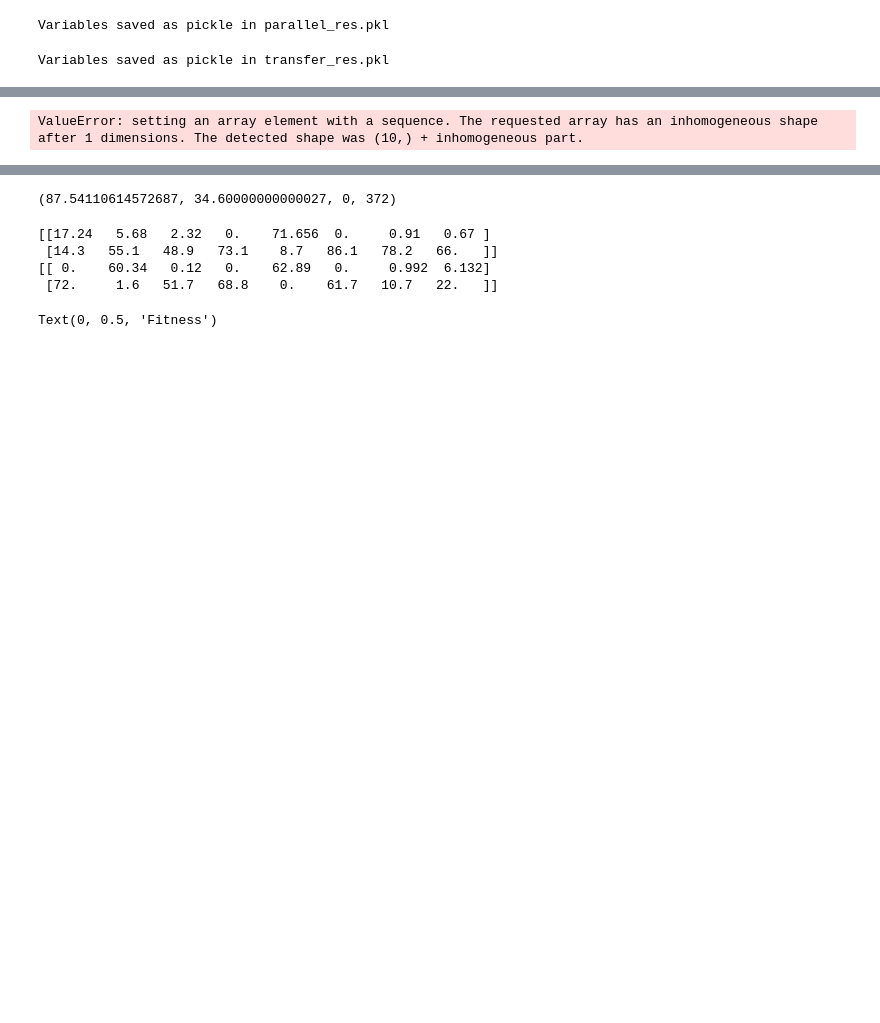
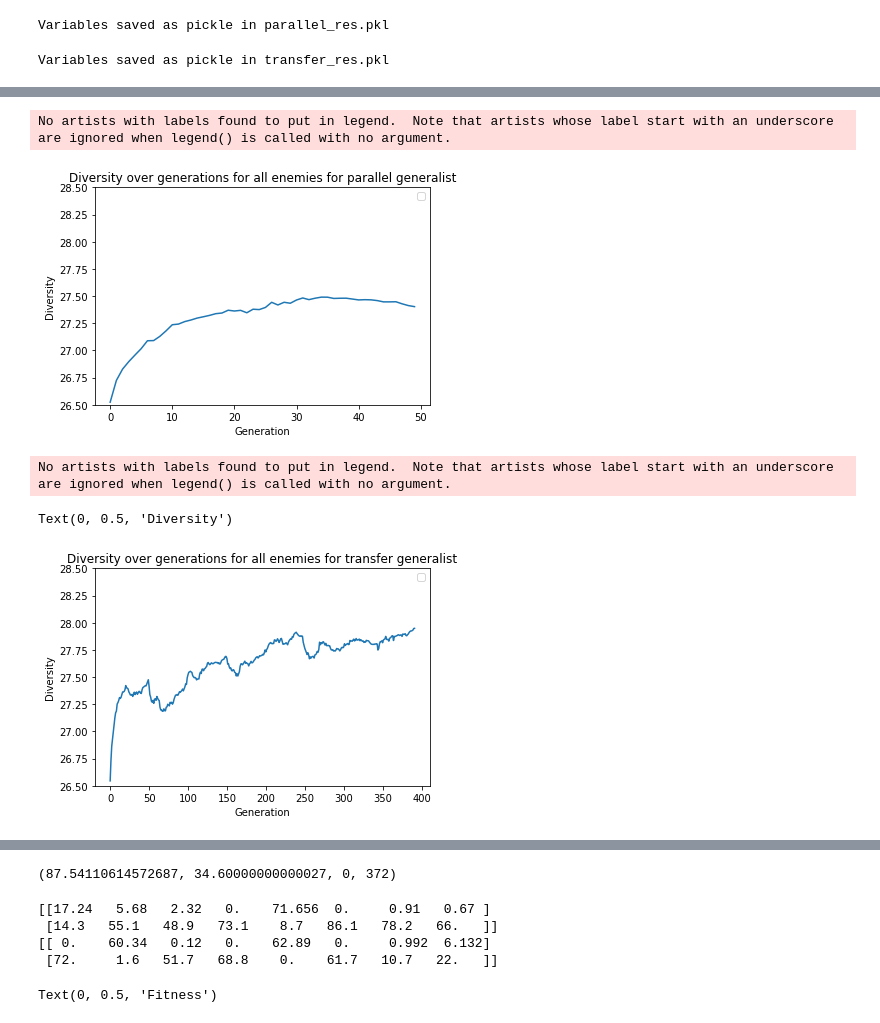
Before and after one commit to laurensjdv/evoman_framework, a Jupyter notebook: exp_generalist.ipynb, the cells around one changed output, grey strips where cells are left out. Drawn from its saved outputs; the diff is of its cells as text; code cells hidden in the pictures; blank space fills up the shorter version.

```diff
--- a/exp_generalist.ipynb
+++ b/exp_generalist.ipynb
@@ -201,27 +161,41 @@ best_t_env = t_envs[idx]
 # %%
 # for i in [1,2,4]:
 #     plt.figure()
 #     plt.plot(results_d[i]['div'], label='enhanced')
 #     plt.plot(results_b[i]['div'], label='base')
 #     plt.legend()
 #     plt.title('Diversity over generations for enemy ' + str(i))
 
 #     plt.xlabel('Generation')
 #     plt.ylabel('Diversity')
 # results_b[i]['div']
 mean_p_div = np.mean(p_div, axis=0)
-mean_t_div = np.mean(t_div, axis=0)
+
+mean_t_div = np.mean([t_div[i][:392] for i in range(10)], axis=0)
 plt.figure()
 
-plt.plot(mean_p_div, label='parallel')
-plt.plot(mean_t_div, label='transfer')
+plt.plot(mean_p_div)
+plt.title('Diversity over generations for all enemies for parallel generalist')
 plt.legend()
-plt.title('Diversity over generations for all enemies')
+plt.ylim([26.5, 28.5])
+plt.xlabel('Generation')
+plt.ylabel('Diversity')
+plt.show()
+
+plt.figure()
+plt.plot(mean_t_div)
+plt.legend()
+plt.title('Diversity over generations for all enemies for transfer generalist')
+plt.ylim([26.5, 28.5])
 
 plt.xlabel('Generation')
 plt.ylabel('Diversity')
 # %% [output]
-ValueError: setting an array element with a sequence. The requested array has an inhomogeneous shape after 1 dimensions. The detected shape was (10,) + inhomogeneous part.
+No artists with labels found to put in legend.  Note that artists whose label start with an underscore are ignored when legend() is called with no argument.
+[figure, added]
+No artists with labels found to put in legend.  Note that artists whose label start with an underscore are ignored when legend() is called with no argument.
+Text(0, 0.5, 'Diversity')
+[figure, added]
 # %%
 from scipy.stats import ttest_ind
 t_scores = []
```
Also changed, not shown: parts of 12 cells of this notebook.
